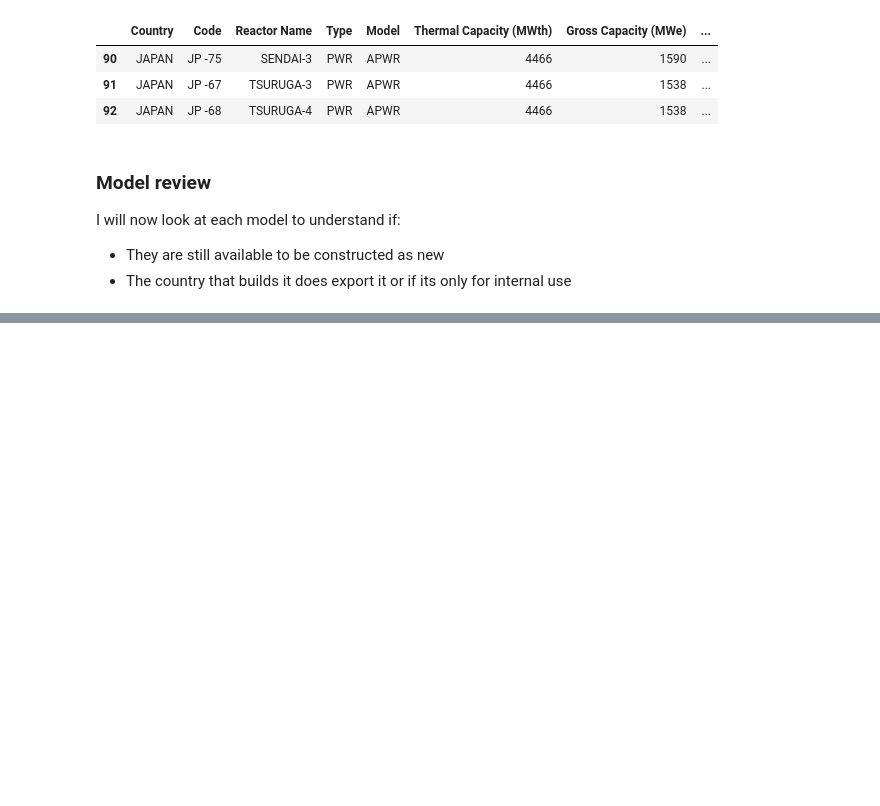
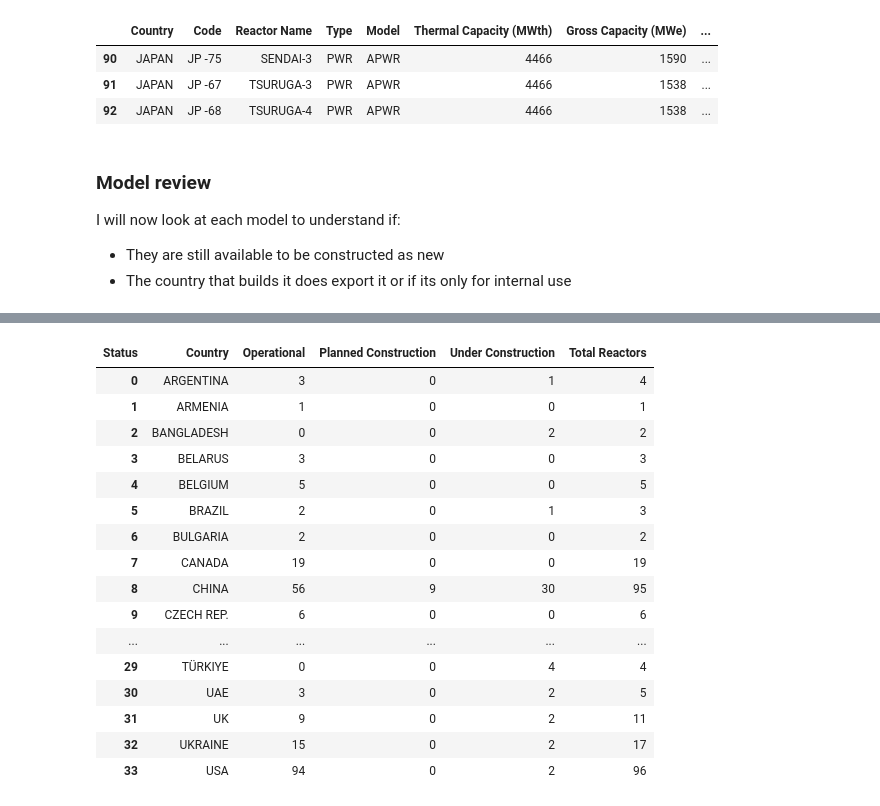
Before and after one commit to simo-pagliu/Master-Thesis, a Jupyter notebook: 01 - Attributes Definition/Reactors Data/PRIS Data Analysis.ipynb, the cells around one changed output, grey strips where cells are left out. Cells and saved outputs as stored; diff of their text form; code cells hidden in the pictures; blank space fills up the shorter version.

```diff
--- a/01 - Attributes Definition/Reactors Data/PRIS Data Analysis.ipynb
+++ b/01 - Attributes Definition/Reactors Data/PRIS Data Analysis.ipynb
@@ -529,0 +546,31 @@ I will now look at each model to understand if:
+# %%
+# Reconstruct df to have number of reactors by country
+df_reactors_by_country = df_Complete.groupby(['Country', 'Status']).size().unstack(fill_value=0).reset_index()
+df_reactors_by_country['Operational'] = df_reactors_by_country.get('Operational', 0) + df_reactors_by_country.get('Scheduled Connected', 0)
+df_reactors_by_country = df_reactors_by_country.drop(columns=['Scheduled Connected'])
+# Combine "scheduled connected" and "scheduled connection" and "under construction" into "under construction"
+df_reactors_by_country['Under Construction'] = df_reactors_by_country.get('Under Construction', 0) + df_reactors_by_country.get('Scheduled Connection', 0)
+# Drop the now redundant columns
+df_reactors_by_country = df_reactors_by_country.drop(columns='Scheduled Connection')
+# Add a new column with total reactors per country
+df_reactors_by_country['Total Reactors'] = df_reactors_by_country.sum(axis=1, numeric_only=True)
+# Display
+display(df_reactors_by_country)
+# %% [output]
+| Status | Country | Operational | Planned Construction | Under Construction | Total Reactors |
+| 0 | ARGENTINA | 3 | 0 | 1 | 4 |
+| 1 | ARMENIA | 1 | 0 | 0 | 1 |
+| 2 | BANGLADESH | 0 | 0 | 2 | 2 |
+| 3 | BELARUS | 3 | 0 | 0 | 3 |
+| 4 | BELGIUM | 5 | 0 | 0 | 5 |
+| 5 | BRAZIL | 2 | 0 | 1 | 3 |
+| 6 | BULGARIA | 2 | 0 | 0 | 2 |
+| 7 | CANADA | 19 | 0 | 0 | 19 |
+| 8 | CHINA | 56 | 9 | 30 | 95 |
+| 9 | CZECH REP. | 6 | 0 | 0 | 6 |
+| ... | ... | ... | ... | ... | ... |
+| 29 | TÜRKIYE | 0 | 0 | 4 | 4 |
+| 30 | UAE | 3 | 0 | 2 | 5 |
+| 31 | UK | 9 | 0 | 2 | 11 |
+| 32 | UKRAINE | 15 | 0 | 2 | 17 |
+| 33 | USA | 94 | 0 | 2 | 96 |
```
Also changed, not shown: parts of 2 cells of this notebook.
